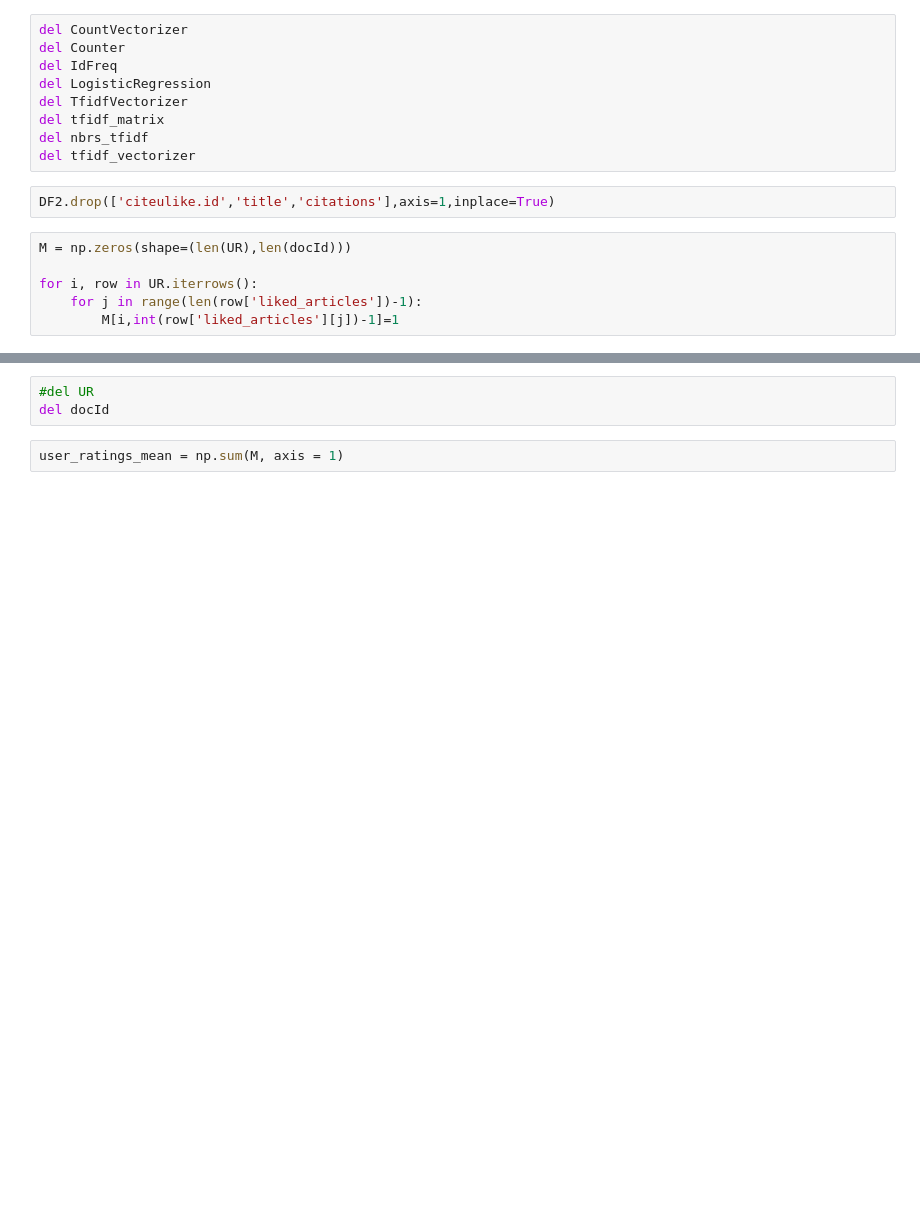
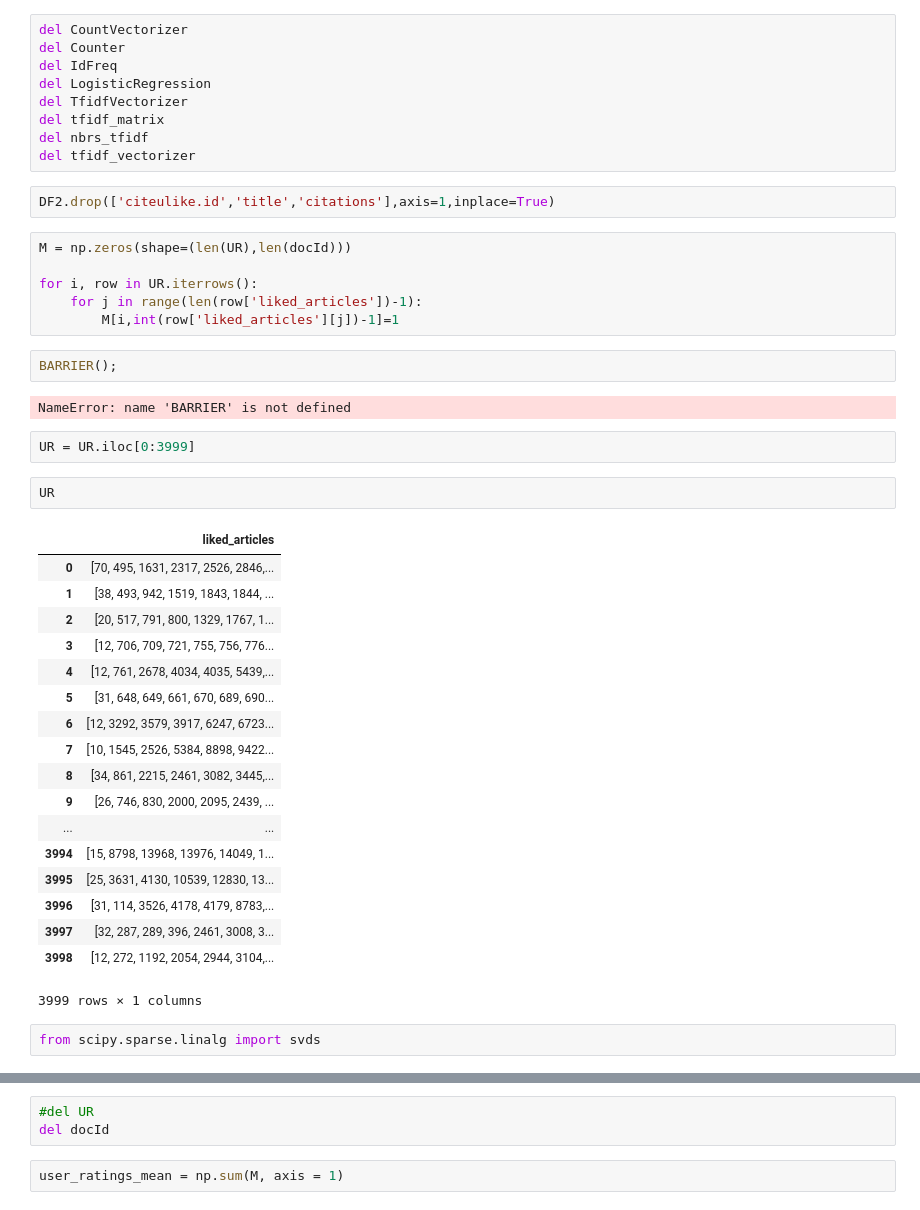
Before and after one commit to lucastls/Machine-Learning, a Jupyter notebook: HW2/RecSys.ipynb, the cells around one changed output, grey strips where cells are left out. Cells and saved outputs as stored; diff of their text form; blank space fills up the shorter version.

```diff
--- a/HW2/RecSys.ipynb
+++ b/HW2/RecSys.ipynb
@@ -344,3 +336,32 @@ M = np.zeros(shape=(len(UR),len(docId)))
 for i, row in UR.iterrows():
     for j in range(len(row['liked_articles'])-1):
         M[i,int(row['liked_articles'][j])-1]=1
+# %%
+BARRIER();
+# %% [output]
+NameError: name 'BARRIER' is not defined
+# %%
+UR = UR.iloc[0:3999]
+# %%
+UR
+# %% [output]
+|  | liked_articles |
+| 0 | [70, 495, 1631, 2317, 2526, 2846,... |
+| 1 | [38, 493, 942, 1519, 1843, 1844, ... |
+| 2 | [20, 517, 791, 800, 1329, 1767, 1... |
+| 3 | [12, 706, 709, 721, 755, 756, 776... |
+| 4 | [12, 761, 2678, 4034, 4035, 5439,... |
+| 5 | [31, 648, 649, 661, 670, 689, 690... |
+| 6 | [12, 3292, 3579, 3917, 6247, 6723... |
+| 7 | [10, 1545, 2526, 5384, 8898, 9422... |
+| 8 | [34, 861, 2215, 2461, 3082, 3445,... |
+| 9 | [26, 746, 830, 2000, 2095, 2439, ... |
+| ... | ... |
+| 3994 | [15, 8798, 13968, 13976, 14049, 1... |
+| 3995 | [25, 3631, 4130, 10539, 12830, 13... |
+| 3996 | [31, 114, 3526, 4178, 4179, 8783,... |
+| 3997 | [32, 287, 289, 396, 2461, 3008, 3... |
+| 3998 | [12, 272, 1192, 2054, 2944, 3104,... |
+3999 rows × 1 columns
+# %%
+from scipy.sparse.linalg import svds
```
Also changed, not shown: parts of 5 cells of this notebook.
